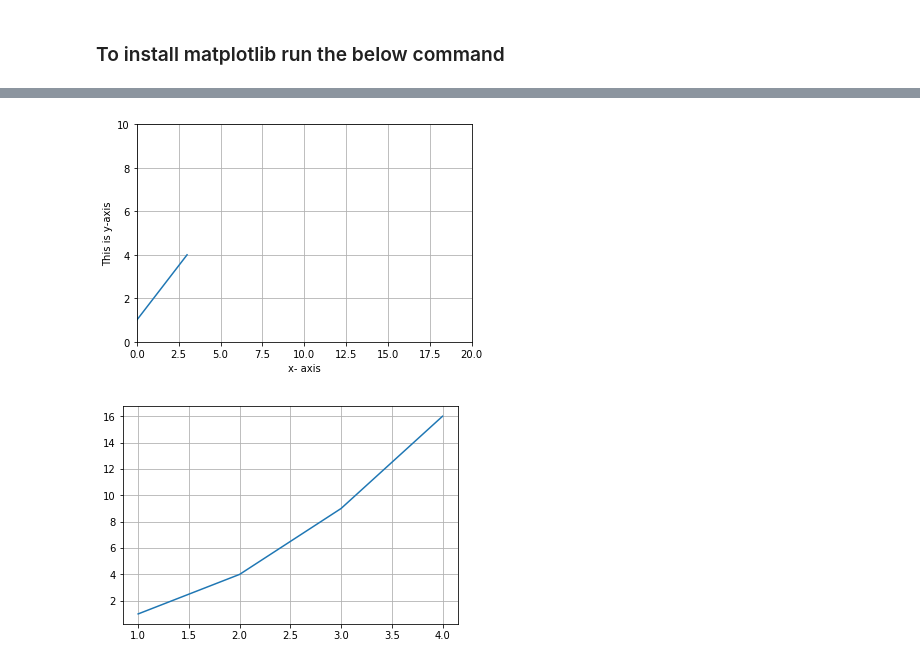
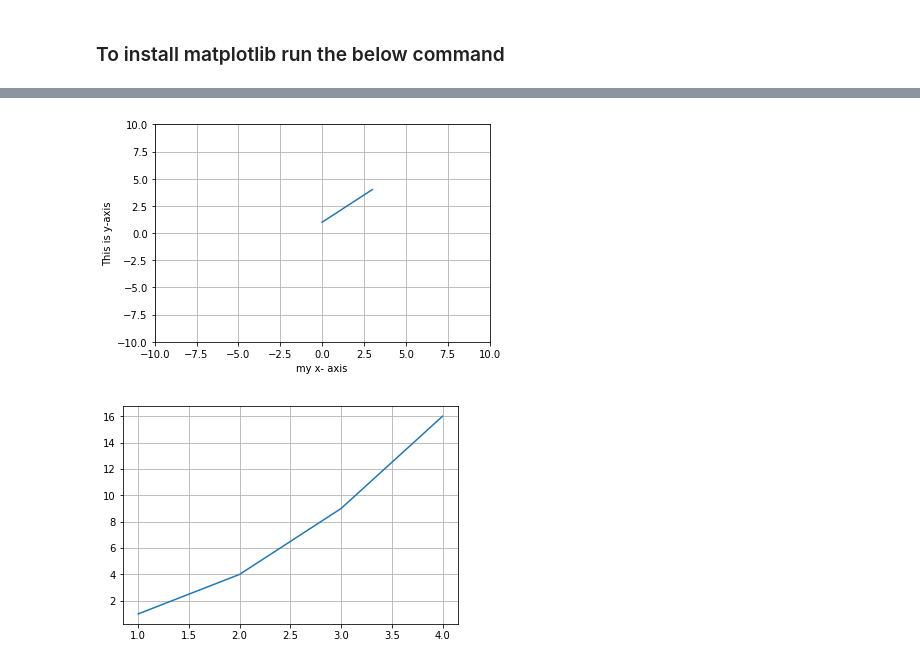
Before and after one commit to balajidileepkumar/Python_MachineLearning, a Jupyter notebook: Chapter-10-MatPlotLib.ipynb, the cells around one changed output, grey strips where cells are left out. Cells and saved outputs as stored; diff of their text form; code cells hidden in the pictures.

Commit message:
plotting changes

```diff
--- a/Chapter-10-MatPlotLib.ipynb
+++ b/Chapter-10-MatPlotLib.ipynb
@@ -21,13 +21,13 @@ import random
 # %%
 #Simple Plot with same values for both x and y axis
 plt.plot([1,2,3,4])
 plt.grid()
-plt.xlabel("x- axis")
+plt.xlabel("my x- axis")
 plt.ylabel('This is y-axis')
-plt.axis([0,20,0,10])
+plt.axis([-10,10,-10,10])
 plt.show()
 # %% [output]
-[figure, old version]
+[figure, new version]
 # %%
 #Simple Plot with x an dy values
 #===============================================================================
```
Also changed, not shown: parts of 8 cells of this notebook, 1 other file.
